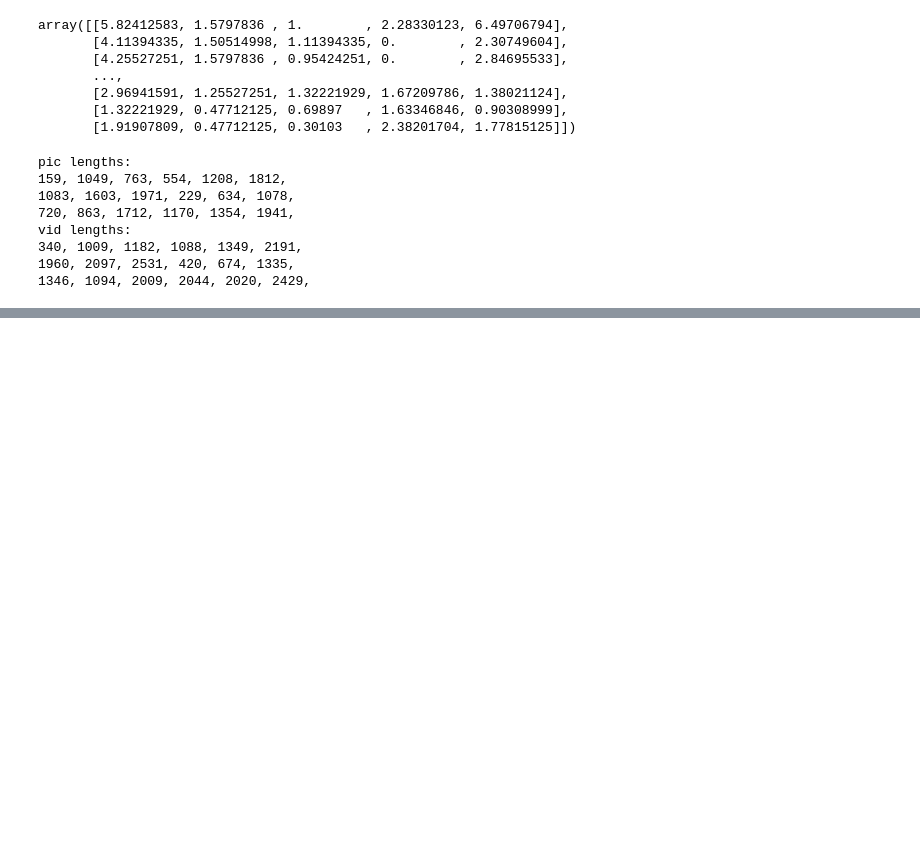
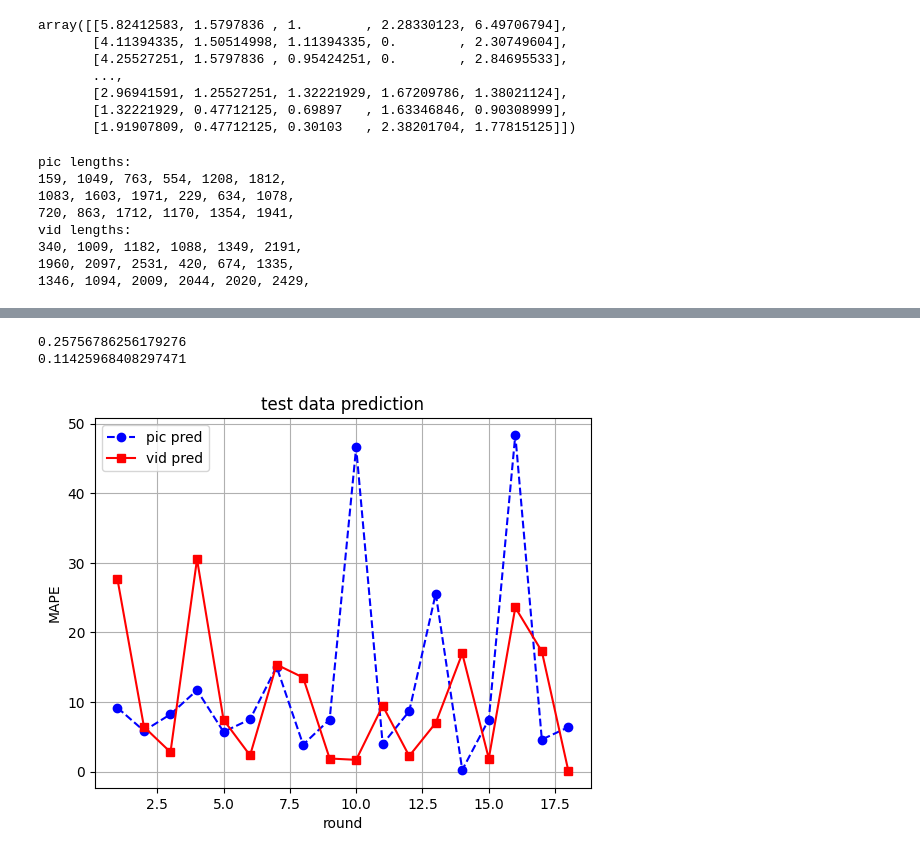
Before and after one commit to TacoStop666/ML_FinalProject, a Jupyter notebook: final_basic_regression.ipynb, the cells around one changed output, grey strips where cells are left out. Saved outputs shown, nothing was run; the diff lists cells and outputs as text; code cells hidden in the pictures; blank space fills up the shorter version.

```diff
--- a/final_basic_regression.ipynb
+++ b/final_basic_regression.ipynb
@@ -423,0 +396,3 @@ plt.show()
+# %%
+pd_pic = pd[pd["is Photo"] == 1]
+pd_vid = pd[pd["is Video"] == 1]
@@ -423,0 +410,24 @@ plt.show()
+# %%
+pic_cnt = 0
+vid_cnt = 0
+pd_pic_MAPEs = []
+pd_vid_MAPEs = []
+# %%
+for i in range(len(td_pic_try)):
+    td_pic_train = td_pic_try[pic_cnt]
+    pic_cnt+=1
+    pic_train_datalist, pic_val_datalist = SplitData(td_pic_train, 0.8)
+    print(pic_train_datalist.shape[0], pic_val_datalist.shape[0])
+    w_pic = Regression(pic_train_datalist)
+    pic_MAPE = DoPrediction(w_pic, pd_pic)
+    pd_pic_MAPEs.append(pic_MAPE)
+    print(pd_pic_MAPEs)
+
+    td_vid_train = td_vid_try[vid_cnt]
+    vid_cnt+=1
+    vid_train_datalist, vid_val_datalist = SplitData(td_vid_train, 0.8)
+    print(vid_train_datalist.shape[0], vid_val_datalist.shape[0])
+    w_vid = Regression(vid_train_datalist)
+    vid_MAPE = DoPrediction(w_vid, pd_vid)
+    pd_vid_MAPEs.append(vid_MAPE)
+    print(pd_vid_MAPEs)
@@ -423,0 +452,25 @@ plt.show()
+# %%
+print(min(pd_pic_MAPEs))
+print(min(pd_vid_MAPEs))
+# %% [output]
+0.25756786256179276
+0.11425968408297471
+# %%
+x = []
+for i in range(len(td_pic_try)):
+    x.append(i+1)
+y1 = pd_pic_MAPEs
+y2 = pd_vid_MAPEs
+
+plt.plot(x, y1, linestyle='--', marker='o', color='b', label='pic pred')
+plt.plot(x, y2, linestyle='-', marker='s', color='r', label='vid pred')
+
+plt.xlabel('round')
+plt.ylabel('MAPE')
+plt.title("test data prediction")
+plt.legend()
+
+plt.grid(True)
+plt.show()
+# %% [output]
+[figure, added]
```
Also changed, not shown: parts of 14 cells of this notebook.
